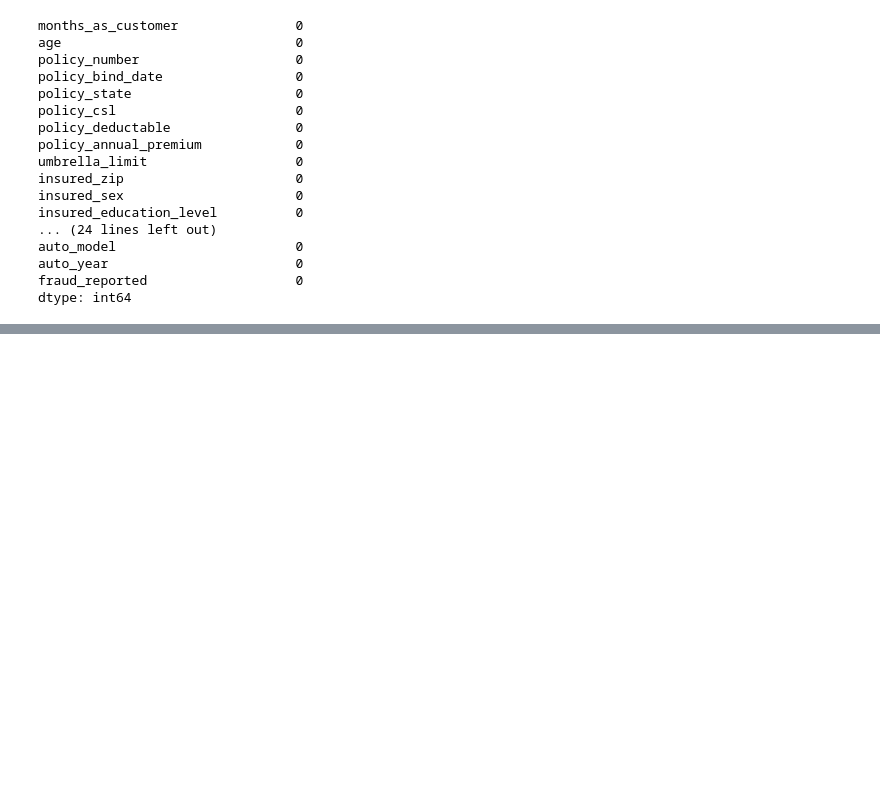
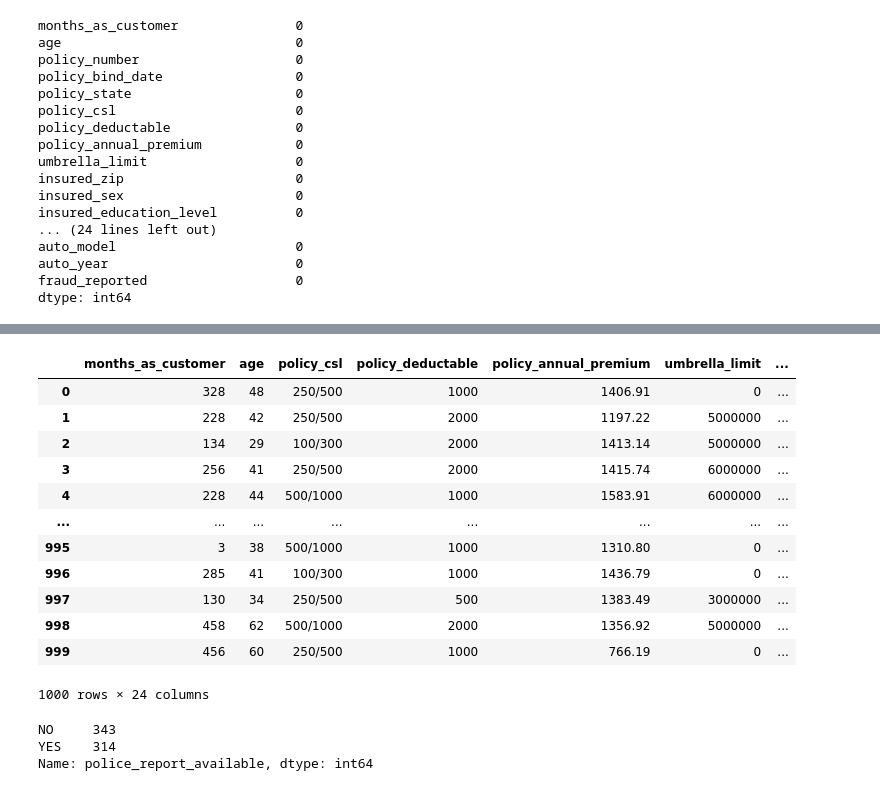
Before and after one commit to SiddharthaShandilya/insurance_fraud_detection, a Jupyter notebook: notebook/EDA_input_file.ipynb, the cells around one changed output, grey strips where cells are left out. Cells and saved outputs as stored; diff of their text form; code cells hidden in the pictures; blank space fills up the shorter version.

```diff
--- a/notebook/EDA_input_file.ipynb
+++ b/notebook/EDA_input_file.ipynb
@@ -163,0 +121,9 @@ data.head()
+# %%
+#After going throught the data it is found, various columns such as address, date, policy number and zip are completely ir-relevant to the ouput of the data
+#so we will drop these columns
+cols_to_drop=['policy_number','policy_bind_date','policy_state','insured_zip','incident_location','incident_date','incident_state','incident_city','insured_hobbies','auto_make','auto_model','auto_year']
+
+# dropping the unnecessary columns
+data.drop(columns=cols_to_drop,inplace=True)
+
+data.head()
@@ -163,0 +138,31 @@ data.head()
+# %%
+from sklearn.preprocessing import LabelEncoder, OneHotEncoder
+le = LabelEncoder()
+ohe = OneHotEncoder()
+#---------------------------------------------------------------
+collision_type_dummy = pd.get_dummies(data["collision_type"])
+property_damage_dummy = pd.get_dummies(data["property_damage"])
+
+police_report_available_dummy = pd.get_dummies(data["police_report_available"])
+data.drop( columns=["police_report_available", "property_damage", "collision_type"])
+# %% [output]
+|  | months_as_customer | age | policy_csl | policy_deductable | policy_annual_premium | umbrella_limit | ... |
+| 0 | 328 | 48 | 250/500 | 1000 | 1406.91 | 0 | ... |
+| 1 | 228 | 42 | 250/500 | 2000 | 1197.22 | 5000000 | ... |
+| 2 | 134 | 29 | 100/300 | 2000 | 1413.14 | 5000000 | ... |
+| 3 | 256 | 41 | 250/500 | 2000 | 1415.74 | 6000000 | ... |
+| 4 | 228 | 44 | 500/1000 | 1000 | 1583.91 | 6000000 | ... |
+| ... | ... | ... | ... | ... | ... | ... | ... |
+| 995 | 3 | 38 | 500/1000 | 1000 | 1310.80 | 0 | ... |
+| 996 | 285 | 41 | 100/300 | 1000 | 1436.79 | 0 | ... |
+| 997 | 130 | 34 | 250/500 | 500 | 1383.49 | 3000000 | ... |
+| 998 | 458 | 62 | 500/1000 | 2000 | 1356.92 | 5000000 | ... |
+| 999 | 456 | 60 | 250/500 | 1000 | 766.19 | 0 | ... |
+1000 rows × 24 columns
+# %%
+x = "police_report_available"
+data[x].value_counts()
+# %% [output]
+NO     343
+YES    314
+Name: police_report_available, dtype: int64
```
Also changed, not shown: parts of 34 cells of this notebook.
